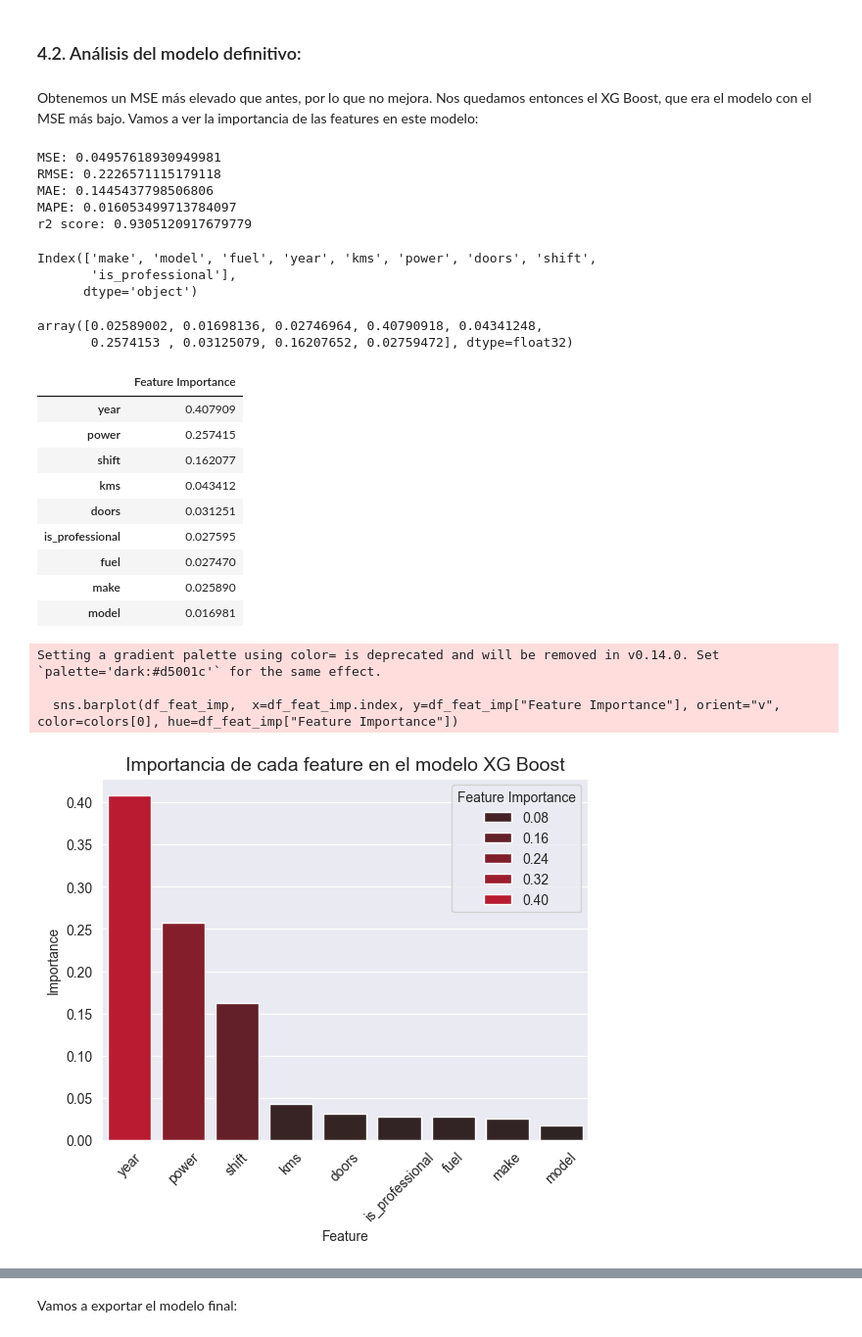
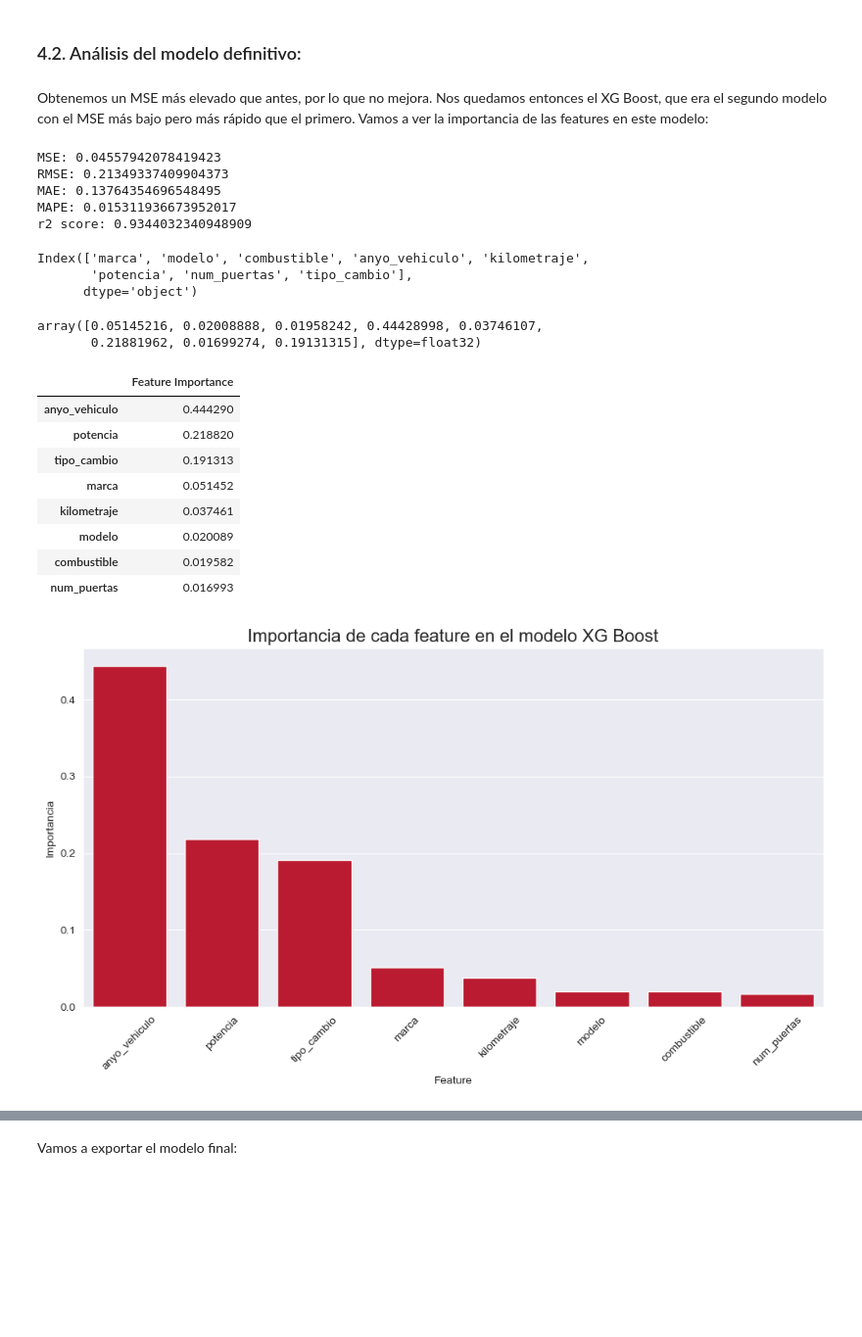
Before and after one commit to pintuchi2/tfm_car_price, a Jupyter notebook: notebooks/ml_car_price_prediction.ipynb, the cells around one changed output, grey strips where cells are left out. Shown: that part at 98% size. Drawn from its saved outputs; the diff is of its cells as text; code cells hidden in the pictures; blank space fills up the shorter version.

```diff
--- a/notebooks/ml_car_price_prediction.ipynb
+++ b/notebooks/ml_car_price_prediction.ipynb
@@ -822,6 +709,6 @@ df.to_csv("../data/processed/df_pre_modelo.csv")
 # %% [markdown]
 ## 3. Modelos predictivos.
 # %%
-df = pd.read_csv("../data/processed/df_pre_modelo.csv", index_col=0).reset_index(drop=True)
+df = pd.read_csv("../include/data/processed/df_pre_modelo.csv", index_col=0).reset_index(drop=True)
 df
 # %% [output]
@@ -861,7 +748,7 @@ Al final, cuando ya esté hecho el modelo, habrá que deshacer esta transformaci
 # %%
 # Transformación logarítmica del target
 
-df["price"] = np.log(df["price"])
+df["precio"] = np.log(df["precio"])
 # %%
 plt.figure(figsize=(12, 8))
 
@@ -883,8 +770,8 @@ Vemos como ahora los datos del target se distibuyen de forma gaussiana, por lo q
 
 Vamos ahora a dividir los datos de X (features) e y (target).
 # %%
-X = df.drop("price", axis=1)
-y = df["price"]
+X = df.drop("precio", axis=1)
+y = df["precio"]
 # %%
 X
 # %% [output]
@@ -1085,7 +951,7 @@ r2 score: 0.8810491506333563
 # %%
-# El mejor era el de grado 4:
+# El mejor es el de grado 5:
 
-degree = 4
+degree = 5
 poly_feat = PolynomialFeatures(degree = degree)
 
 poly_feat.fit(X_train)
@@ -1395,7 +1264,7 @@ r2 score: 0.9180386106066045
 # %% [markdown]
 ### 4.2. Análisis del modelo definitivo:
 # %% [markdown]
-Obtenemos un MSE más elevado que antes, por lo que no mejora. Nos quedamos entonces el XG Boost, que era el modelo con el MSE más bajo. Vamos a ver la importancia de las features en este modelo:
+Obtenemos un MSE más elevado que antes, por lo que no mejora. Nos quedamos entonces el XG Boost, que era el segundo modelo con el MSE más bajo pero más rápido que el primero. Vamos a ver la importancia de las features en este modelo:
 # %%
 xgb_model = xgboost.XGBRegressor()
 
@@ -1410,52 +1279,54 @@ print(f"MAPE: {metrics.mean_absolute_percentage_error(y_test, y_pred)}")
 
 print(f"r2 score: {metrics.r2_score(y_test, y_pred)}")
 # %% [output]
-MSE: 0.04957618930949981
-RMSE: 0.2226571115179118
-MAE: 0.1445437798506806
-MAPE: 0.016053499713784097
-r2 score: 0.9305120917679779
+MSE: 0.04557942078419423
+RMSE: 0.21349337409904373
+MAE: 0.13764354696548495
+MAPE: 0.015311936673952017
+r2 score: 0.9344032340948909
 # %%
 X.columns
 # %% [output]
-Index(['make', 'model', 'fuel', 'year', 'kms', 'power', 'doors', 'shift',
-       'is_professional'],
+Index(['marca', 'modelo', 'combustible', 'anyo_vehiculo', 'kilometraje',
+       'potencia', 'num_puertas', 'tipo_cambio'],
       dtype='object')
 # %%
 xgb_model.feature_importances_
 # %% [output]
-array([0.02589002, 0.01698136, 0.02746964, 0.40790918, 0.04341248,
-       0.2574153 , 0.03125079, 0.16207652, 0.02759472], dtype=float32)
+array([0.05145216, 0.02008888, 0.01958242, 0.44428998, 0.03746107,
+       0.21881962, 0.01699274, 0.19131315], dtype=float32)
 # %%
 df_feat_imp = pd.DataFrame(xgb_model.feature_importances_, index=X.columns)
 df_feat_imp = df_feat_imp.rename(columns={0:"Feature Importance"}).sort_values("Feature Importance", ascending=False)
 df_feat_imp
 # %% [output]
 |  | Feature Importance |
-| year | 0.407909 |
-| power | 0.257415 |
-| shift | 0.162077 |
-| kms | 0.043412 |
-| doors | 0.031251 |
-| is_professional | 0.027595 |
-| fuel | 0.027470 |
-| make | 0.025890 |
-| model | 0.016981 |
+| anyo_vehiculo | 0.444290 |
+| potencia | 0.218820 |
+| tipo_cambio | 0.191313 |
+| marca | 0.051452 |
+| kilometraje | 0.037461 |
+| modelo | 0.020089 |
+| combustible | 0.019582 |
+| num_puertas | 0.016993 |
 # %%
-plt.figure()
+import matplotlib.pyplot as plt
+import seaborn as sns
 
-sns.barplot(df_feat_imp,  x=df_feat_imp.index, y=df_feat_imp["Feature Importance"], orient="v", color=colors[0], hue=df_feat_imp["Feature Importance"])
+plt.figure(figsize=(10, 6))
 
-plt.title("Importancia de cada feature en el modelo XG Boost", fontsize=14)
+df_feat_imp = df_feat_imp.reset_index()
+df_feat_imp.rename(columns={'index': 'Feature'}, inplace=True)
+
+sns.barplot(data=df_feat_imp, x='Feature', y='Feature Importance', color=colors[0])
+
+plt.title("Importancia de cada feature en el modelo XG Boost", fontsize=16)
 plt.xlabel("Feature")
-plt.ylabel("Importance")
+plt.ylabel("Importancia")
 
-plt.xticks(ticks=df_feat_imp.index, rotation=45)
-
+plt.xticks(rotation=45)
+plt.tight_layout()
 plt.show()
 # %% [output]
-Setting a gradient palette using color= is deprecated and will be removed in v0.14.0. Set `palette='dark:#d5001c'` for the same effect.
-
-  sns.barplot(df_feat_imp,  x=df_feat_imp.index, y=df_feat_imp["Feature Importance"], orient="v", color=colors[0], hue=df_feat_imp["Feature Importance"])
-[figure, old version]
+[figure, new version]
 # %% [markdown]
```
Also changed, not shown: parts of 135 cells of this notebook, 30 other files.
